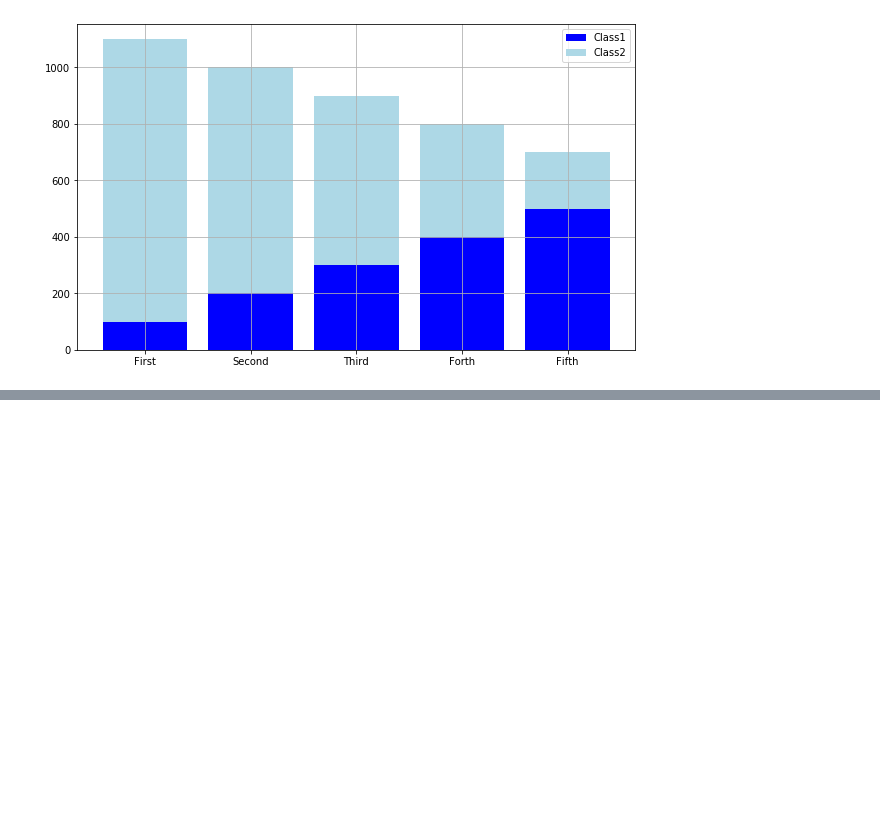
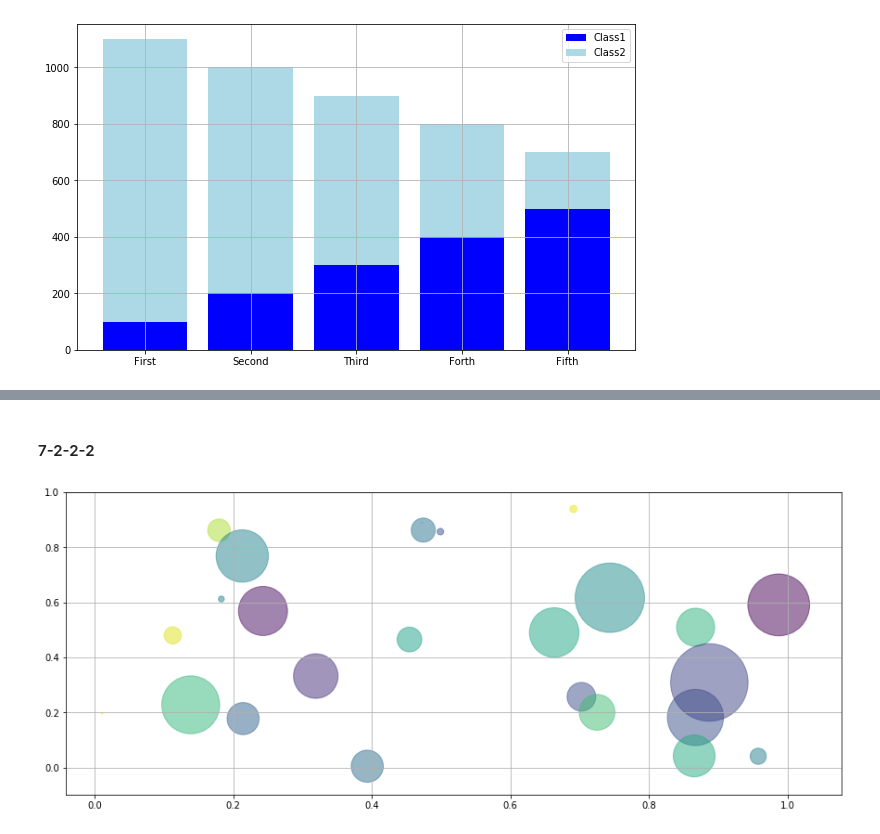
Before and after one commit to doppelgenkan/data-scientist, a Jupyter notebook: chap7/chap7.ipynb, the cells around one changed output, grey strips where cells are left out. Drawn from its saved outputs; the diff is of its cells as text; code cells hidden in the pictures; blank space fills up the shorter version.

```diff
--- a/chap7/chap7.ipynb
+++ b/chap7/chap7.ipynb
@@ -91,0 +132,18 @@ plt.grid()
+# %% [markdown]
+#### 7-2-2-2
+# %%
+N = 25
+
+x = np.random.rand(N)
+y = np.random.rand(N)
+
+colors = np.random.rand(N)
+
+area = 10 * np.pi * (15 * np.random.rand(N))**2
+
+plt.figure(figsize=(15,6))
+
+plt.scatter(x, y, s=area, c=colors, alpha=0.5)
+plt.grid()
+# %% [output]
+[figure, added]
```
Also changed, not shown: parts of 4 cells of this notebook.
